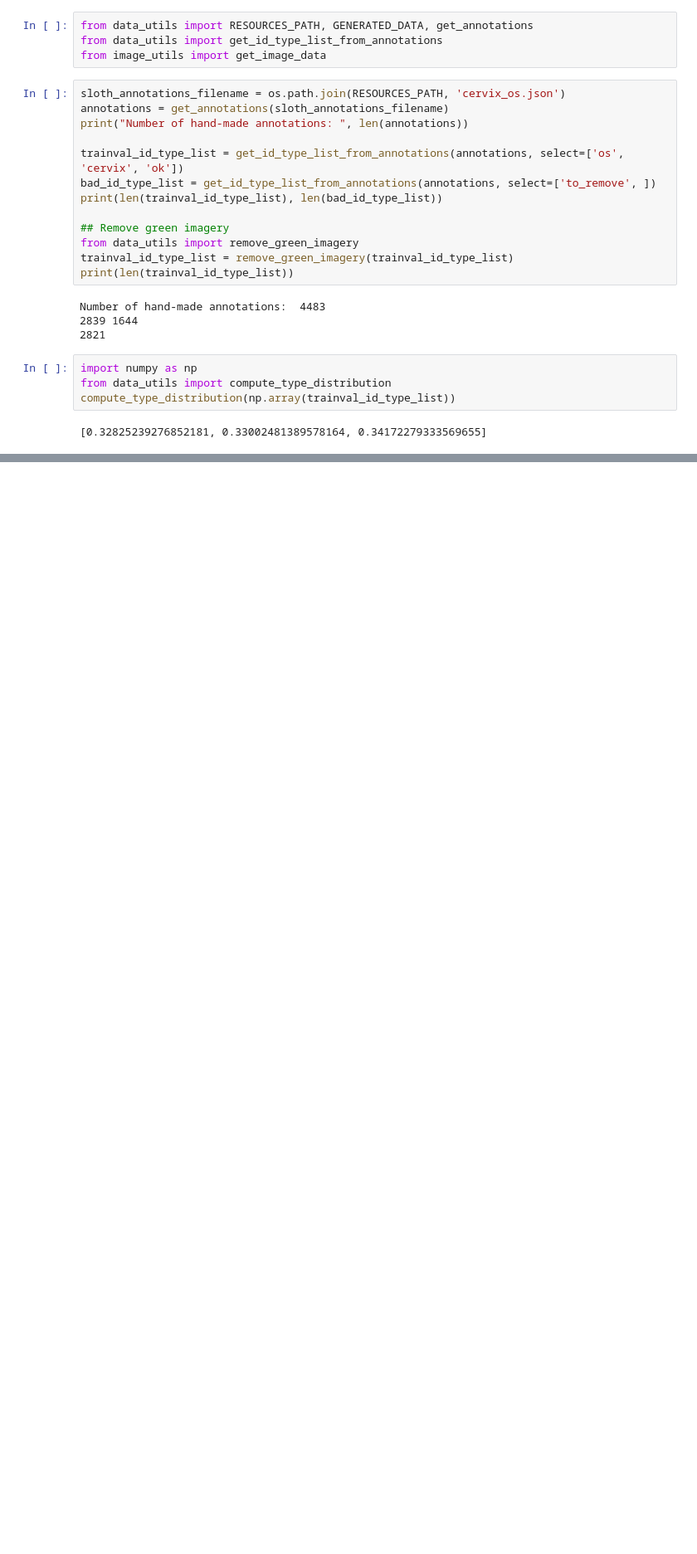
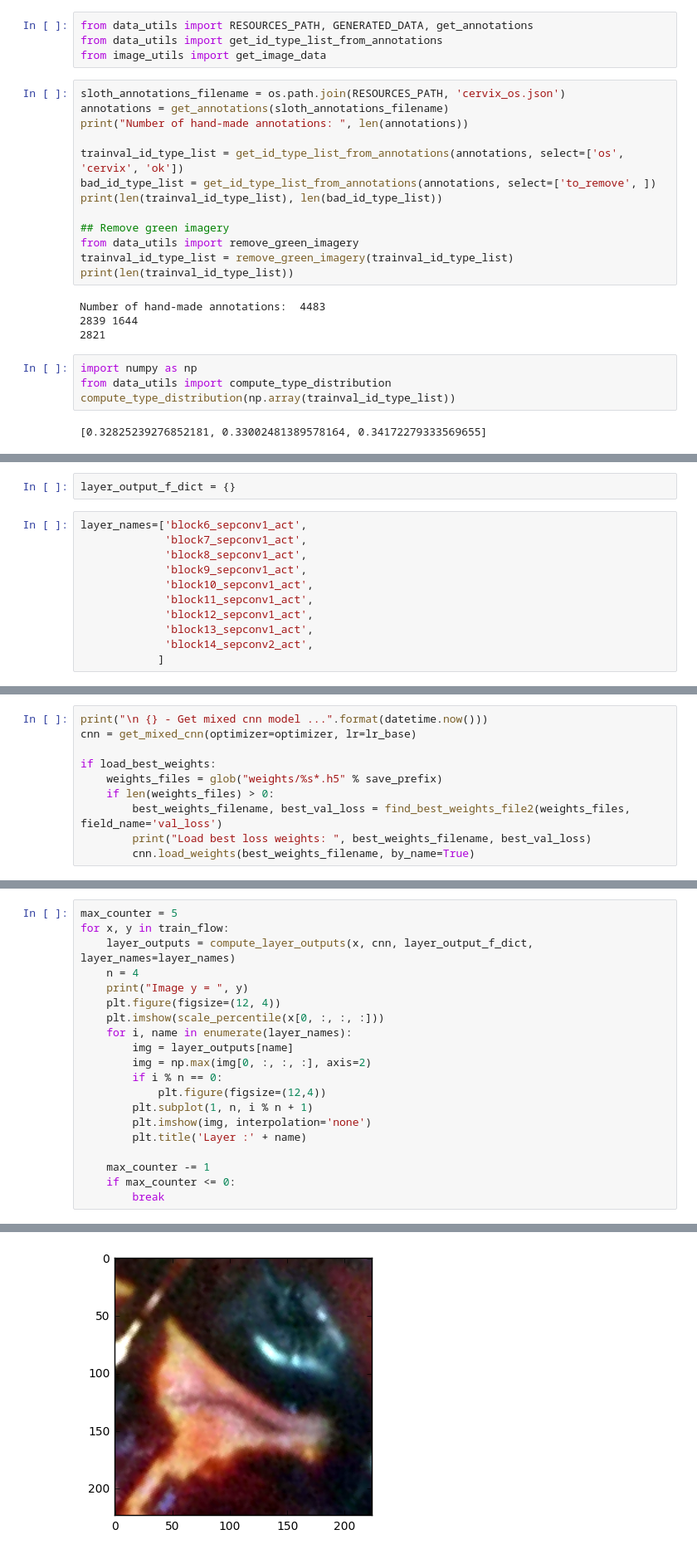
Before and after one commit to vfdev-5/Intel_MobileODT, a Jupyter notebook: notebooks/pipeline_cervix_classification.ipynb, the cells around one changed output, grey strips where cells are left out. Shown at 83% size. Drawn from its saved outputs; the diff is of its cells as text; blank space fills up the shorter version.

```diff
--- a/notebooks/pipeline_cervix_classification.ipynb
+++ b/notebooks/pipeline_cervix_classification.ipynb
@@ -187,0 +239,13 @@ Epoch 30/30
+# %%
+layer_output_f_dict = {}
+# %%
+layer_names=['block6_sepconv1_act',
+             'block7_sepconv1_act',
+             'block8_sepconv1_act',
+             'block9_sepconv1_act',
+             'block10_sepconv1_act',
+             'block11_sepconv1_act',
+             'block12_sepconv1_act',
+             'block13_sepconv1_act',
+             'block14_sepconv2_act',
+            ]
@@ -187,0 +273,10 @@ Epoch 30/30
+# %%
+print("\n {} - Get mixed cnn model ...".format(datetime.now()))
+cnn = get_mixed_cnn(optimizer=optimizer, lr=lr_base)
+
+if load_best_weights:
+    weights_files = glob("weights/%s*.h5" % save_prefix)
+    if len(weights_files) > 0:
+        best_weights_filename, best_val_loss = find_best_weights_file2(weights_files, field_name='val_loss')
+        print("Load best loss weights: ", best_weights_filename, best_val_loss)
+        cnn.load_weights(best_weights_filename, by_name=True)
@@ -187,0 +285,21 @@ Epoch 30/30
+# %%
+max_counter = 5
+for x, y in train_flow:
+    layer_outputs = compute_layer_outputs(x, cnn, layer_output_f_dict, layer_names=layer_names)
+    n = 4
+    print("Image y = ", y)
+    plt.figure(figsize=(12, 4))
+    plt.imshow(scale_percentile(x[0, :, :, :]))
+    for i, name in enumerate(layer_names):
+        img = layer_outputs[name]
+        img = np.max(img[0, :, :, :], axis=2)
+        if i % n == 0:
+            plt.figure(figsize=(12,4))
+        plt.subplot(1, n, i % n + 1)
+        plt.imshow(img, interpolation='none')
+        plt.title('Layer :' + name)
+
+    max_counter -= 1
+    if max_counter <= 0:
+        break
+# %% [output]
@@ -187,0 +311 @@ Epoch 30/30
+[figure, added]
```
Also changed, not shown: parts of 25 cells of this notebook, 21 other files.
